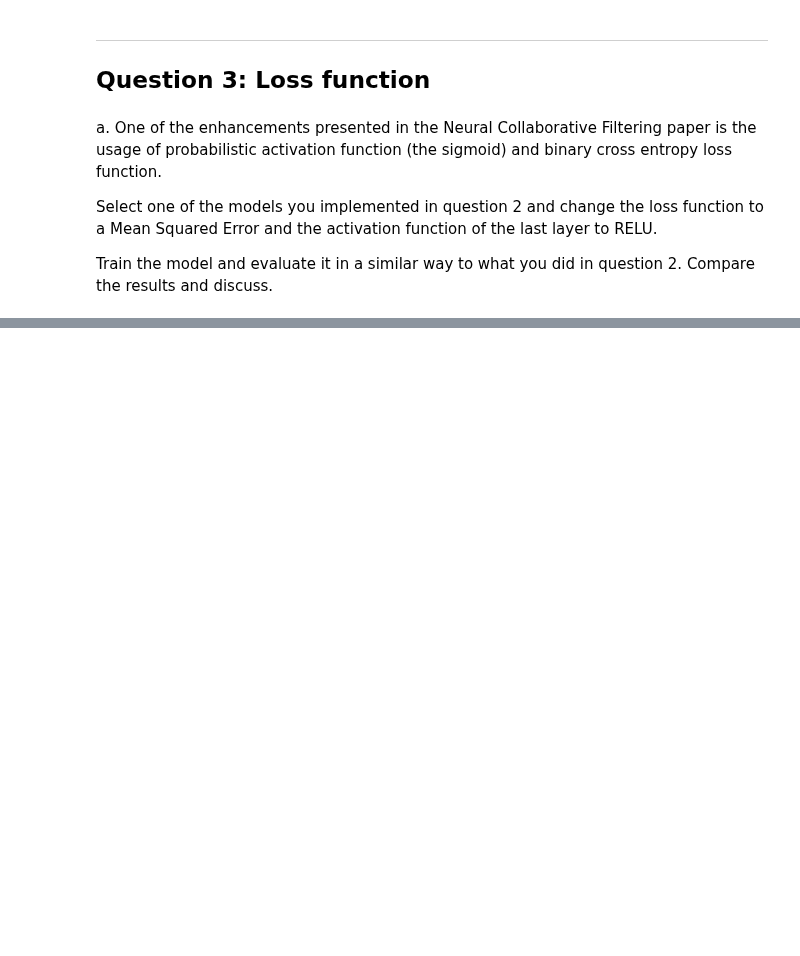
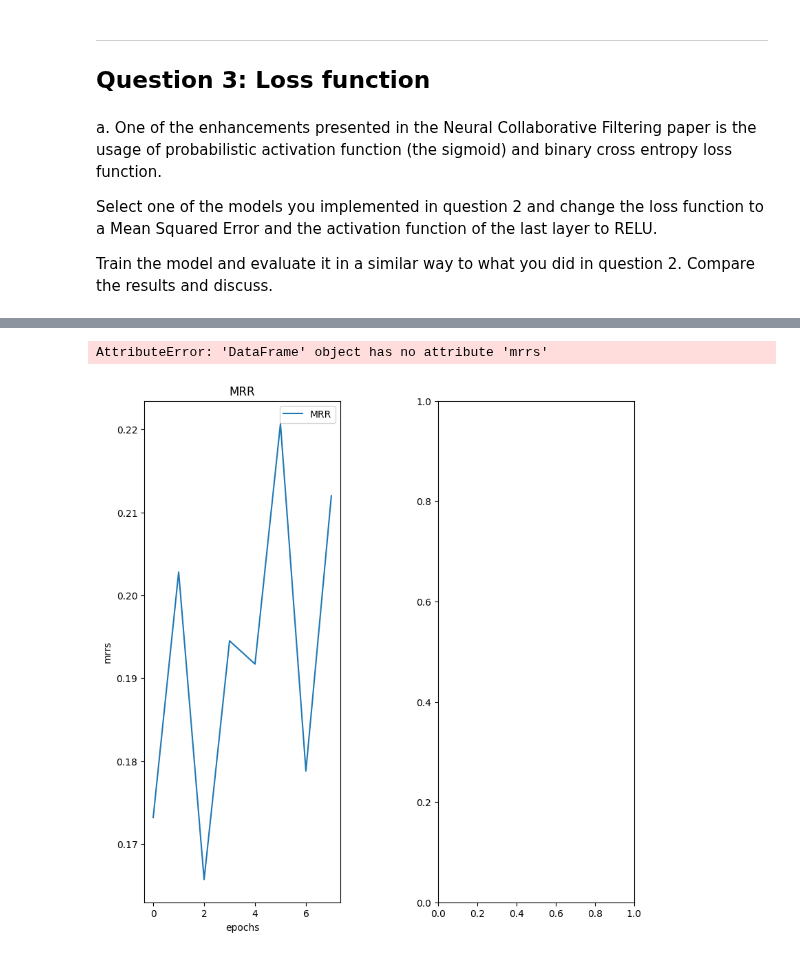
Before and after one commit to Nesher123/Recommendation-Systems, a Jupyter notebook: HW3/HW3-DONT_DELETE.ipynb, the cells around one changed output, grey strips where cells are left out. Drawn from its saved outputs; the diff is of its cells as text; code cells hidden in the pictures; blank space fills up the shorter version.

```diff
--- a/HW3/HW3-DONT_DELETE.ipynb
+++ b/HW3/HW3-DONT_DELETE.ipynb
@@ -472,0 +785,25 @@ ________________________________________________________________________________
+# %%
+fig = plt.figure()
+fig.subplots_adjust(top=0.92, bottom=0.01, left=0.0010, right=0.95, hspace=0.5,
+                    wspace=0.5)
+
+columns = list(display_df.columns)[:-1]
+order_of_i = [1,2, 3]
+for i in columns:
+    ax = fig.add_subplot(1, 3, i)
+    if i == 1:
+        name, display_df = "MRR", display_mrr_df
+        sns.lineplot(x=display_df.epochs , y = display_df.mrrs,ax=ax, label="MRR")
+    if i == 2:
+        name, display_df = "NDCG", display_ndcg_df
+        sns.lineplot(x=display_df.epochs , y = display_df.mrrs,ax=ax, label="NDCG")
+    if i == 3:
+        name, display_df = "LOSS", display_loss_df
+        sns.lineplot(x=display_df.epochs , y = display_df.mrrs,ax=ax, label="LOSS")
+    ax.set_title(name)
+    ax.legend()
+
+plt.show()
+# %% [output]
+AttributeError: 'DataFrame' object has no attribute 'mrrs'
+[figure, added]
```
Also changed, not shown: parts of 29 cells of this notebook, 8 other files.
